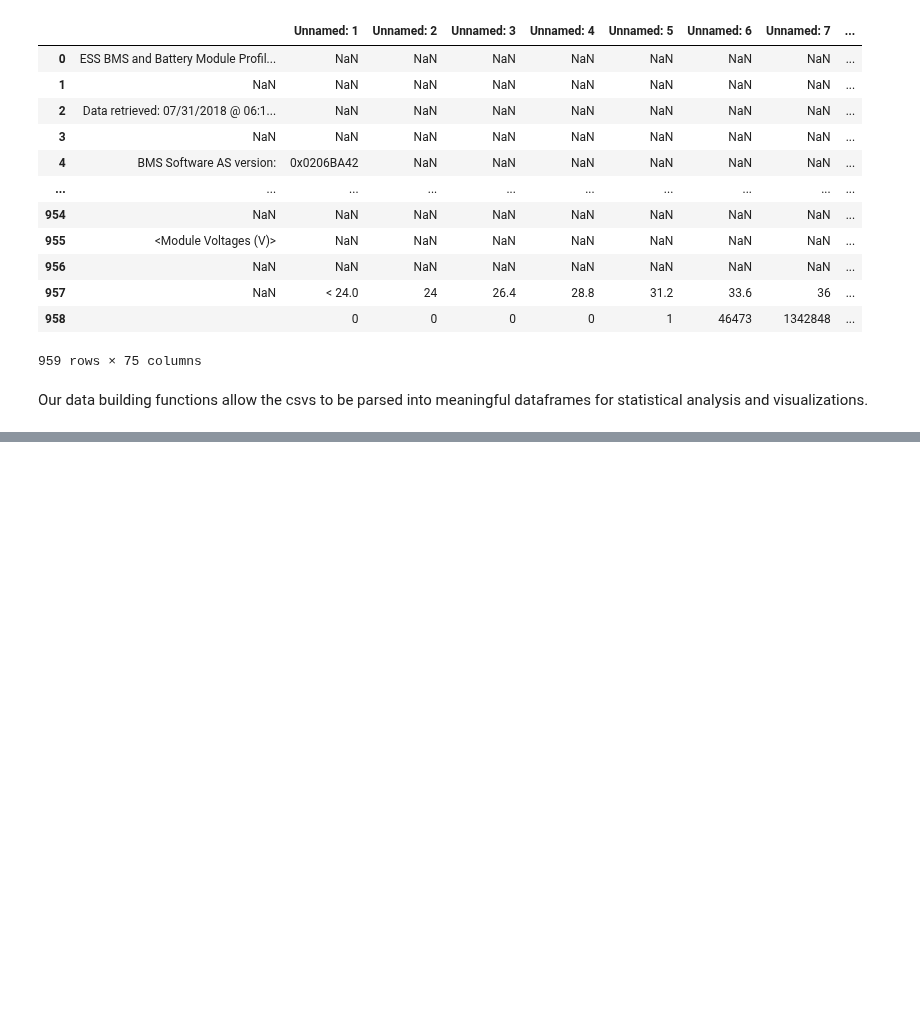
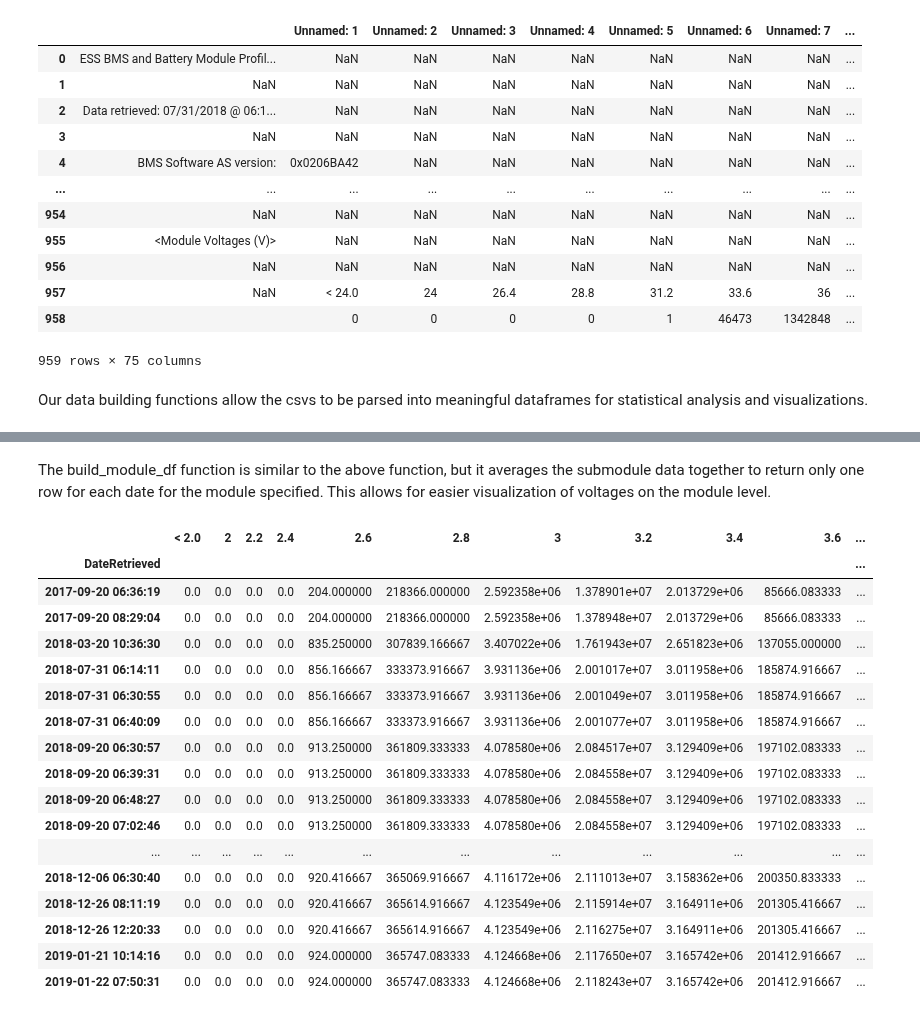
Before and after one commit to KCM-DIRECT/KCM-Data, a Jupyter notebook: Final example notebook.ipynb, the cells around one changed output, grey strips where cells are left out. Cells and saved outputs as stored; diff of their text form; code cells hidden in the pictures; blank space fills up the shorter version.

```diff
--- a/Final example notebook.ipynb
+++ b/Final example notebook.ipynb
@@ -45,0 +114,23 @@ Our data building functions allow the csvs to be parsed into meaningful datafram
+# %% [markdown]
+The build_module_df function is similar to the above function, but it averages the submodule data together to return only one row for each date for the module specified. This allows for easier visualization of voltages on the module level.
+# %%
+build_data_vis.build_module_average_df(directory, 'bus_1/', 1)
+# %% [output]
+|  | < 2.0 | 2 | 2.2 | 2.4 | 2.6 | 2.8 | 3 | 3.2 | 3.4 | 3.6 | ... |
+| DateRetrieved |  |  |  |  |  |  |  |  |  |  | ... |
+| 2017-09-20 06:36:19 | 0.0 | 0.0 | 0.0 | 0.0 | 204.000000 | 218366.000000 | 2.592358e+06 | 1.378901e+07 | 2.013729e+06 | 85666.083333 | ... |
+| 2017-09-20 08:29:04 | 0.0 | 0.0 | 0.0 | 0.0 | 204.000000 | 218366.000000 | 2.592358e+06 | 1.378948e+07 | 2.013729e+06 | 85666.083333 | ... |
+| 2018-03-20 10:36:30 | 0.0 | 0.0 | 0.0 | 0.0 | 835.250000 | 307839.166667 | 3.407022e+06 | 1.761943e+07 | 2.651823e+06 | 137055.000000 | ... |
+| 2018-07-31 06:14:11 | 0.0 | 0.0 | 0.0 | 0.0 | 856.166667 | 333373.916667 | 3.931136e+06 | 2.001017e+07 | 3.011958e+06 | 185874.916667 | ... |
+| 2018-07-31 06:30:55 | 0.0 | 0.0 | 0.0 | 0.0 | 856.166667 | 333373.916667 | 3.931136e+06 | 2.001049e+07 | 3.011958e+06 | 185874.916667 | ... |
+| 2018-07-31 06:40:09 | 0.0 | 0.0 | 0.0 | 0.0 | 856.166667 | 333373.916667 | 3.931136e+06 | 2.001077e+07 | 3.011958e+06 | 185874.916667 | ... |
+| 2018-09-20 06:30:57 | 0.0 | 0.0 | 0.0 | 0.0 | 913.250000 | 361809.333333 | 4.078580e+06 | 2.084517e+07 | 3.129409e+06 | 197102.083333 | ... |
+| 2018-09-20 06:39:31 | 0.0 | 0.0 | 0.0 | 0.0 | 913.250000 | 361809.333333 | 4.078580e+06 | 2.084558e+07 | 3.129409e+06 | 197102.083333 | ... |
+| 2018-09-20 06:48:27 | 0.0 | 0.0 | 0.0 | 0.0 | 913.250000 | 361809.333333 | 4.078580e+06 | 2.084558e+07 | 3.129409e+06 | 197102.083333 | ... |
+| 2018-09-20 07:02:46 | 0.0 | 0.0 | 0.0 | 0.0 | 913.250000 | 361809.333333 | 4.078580e+06 | 2.084558e+07 | 3.129409e+06 | 197102.083333 | ... |
+| ... | ... | ... | ... | ... | ... | ... | ... | ... | ... | ... | ... |
+| 2018-12-06 06:30:40 | 0.0 | 0.0 | 0.0 | 0.0 | 920.416667 | 365069.916667 | 4.116172e+06 | 2.111013e+07 | 3.158362e+06 | 200350.833333 | ... |
+| 2018-12-26 08:11:19 | 0.0 | 0.0 | 0.0 | 0.0 | 920.416667 | 365614.916667 | 4.123549e+06 | 2.115914e+07 | 3.164911e+06 | 201305.416667 | ... |
+| 2018-12-26 12:20:33 | 0.0 | 0.0 | 0.0 | 0.0 | 920.416667 | 365614.916667 | 4.123549e+06 | 2.116275e+07 | 3.164911e+06 | 201305.416667 | ... |
+| 2019-01-21 10:14:16 | 0.0 | 0.0 | 0.0 | 0.0 | 924.000000 | 365747.083333 | 4.124668e+06 | 2.117650e+07 | 3.165742e+06 | 201412.916667 | ... |
+| 2019-01-22 07:50:31 | 0.0 | 0.0 | 0.0 | 0.0 | 924.000000 | 365747.083333 | 4.124668e+06 | 2.118243e+07 | 3.165742e+06 | 201412.916667 | ... |
```
Also changed, not shown: parts of 20 cells of this notebook.
